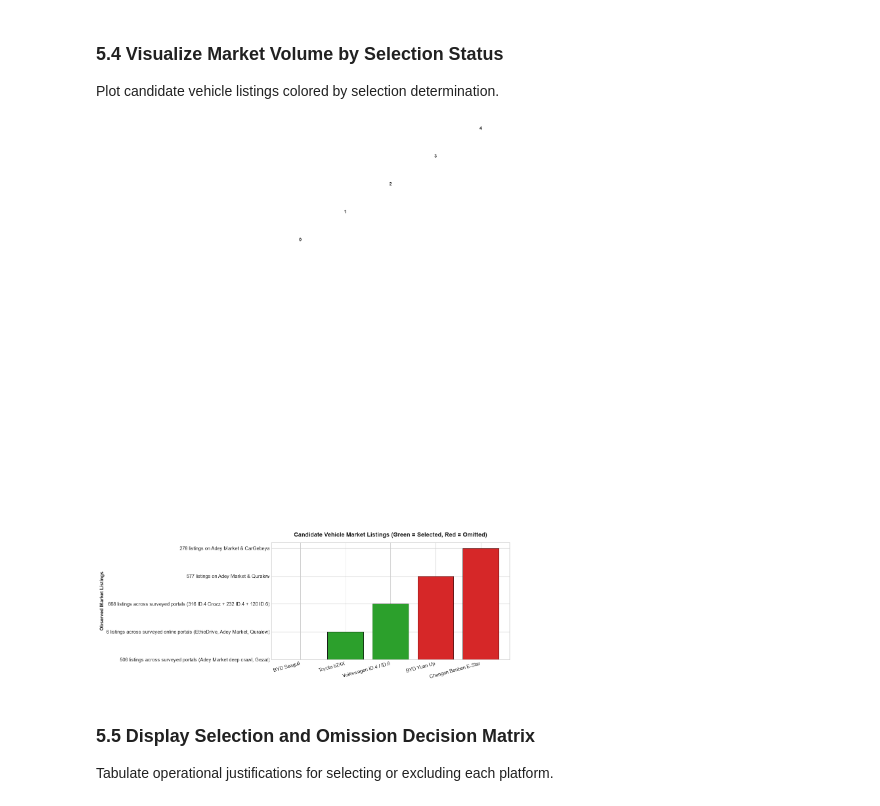
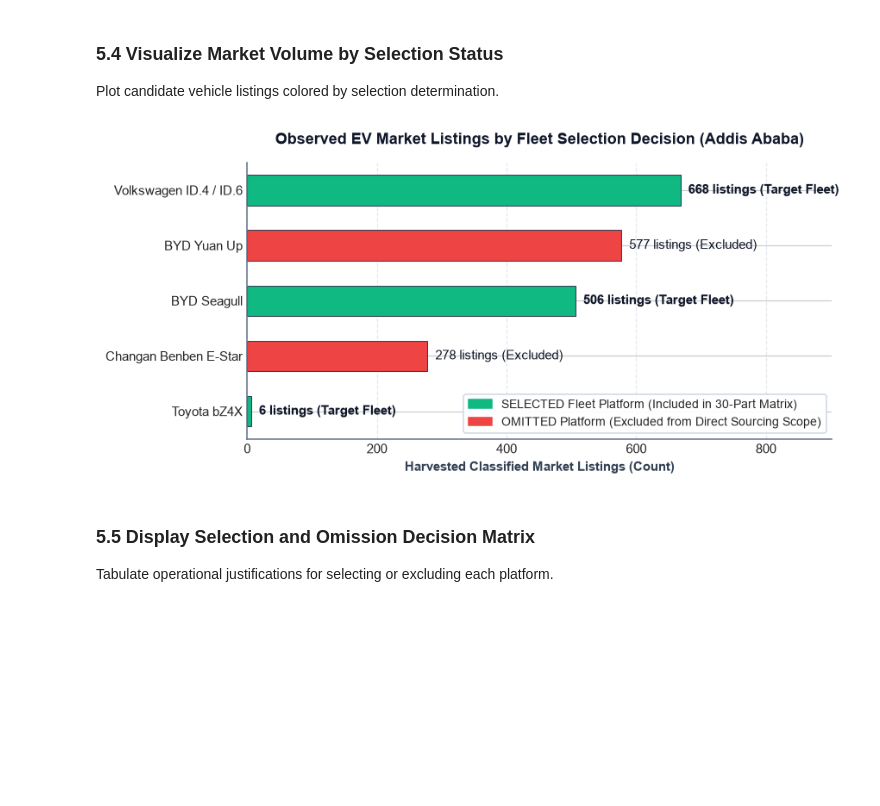
Before and after one commit to EstarCode/ev-spare-parts-prioritization, a Jupyter notebook: notebooks/Abraham_Amogne_EV_Spare_Parts_Prioritization.ipynb, the cells around one changed output. Cells and saved outputs as stored; diff of their text form; code cells hidden in the pictures; blank space fills up the shorter version.

Commit message:
fix(viz): redesign 5.4 plot to horizontal numeric bar chart, eliminating whitespace and layout warning

```diff
--- a/notebooks/Abraham_Amogne_EV_Spare_Parts_Prioritization.ipynb
+++ b/notebooks/Abraham_Amogne_EV_Spare_Parts_Prioritization.ipynb
@@ -723,27 +723,56 @@ Plot candidate vehicle listings colored by selection determination.
 # %%
 # Self-healing environment bootstrap (enables standalone cell execution)
 import sys; from pathlib import Path
 if "PROJECT_ROOT" not in globals() or "df_cleaned_listings" not in globals() or "CLEANED_DIR" not in globals():
     _r = Path(".").resolve() if (Path(".") / "notebooks").exists() else Path("..").resolve()
     if str(_r) not in sys.path: sys.path.insert(0, str(_r))
     from src.utils.notebook_state import ensure_state; ensure_state(globals())
 
-plt.figure(figsize=(8.5, 4.2))
-colors = ["#2ca02c" if s == "SELECTED" else "#d62728" for s in df_vehicle_selection["selection_status"]]
+import matplotlib.pyplot as plt
+import matplotlib.patches as mpatches
 
-bars = plt.bar(df_vehicle_selection["vehicle_model"], df_vehicle_selection["market_listings_count"], color=colors, edgecolor="black", linewidth=0.6)
-plt.title("Candidate Vehicle Market Listings (Green = Selected, Red = Omitted)", pad=12)
-plt.ylabel("Observed Market Listings")
-plt.xticks(rotation=15, ha="right")
+# Extract clean numeric listing count from text evidence string
+df_plot = df_vehicle_selection.copy()
+df_plot["numeric_count"] = df_plot["market_listings_count"].astype(str).str.extract(r"(\d+)")[0].astype(int)
+df_plot = df_plot.sort_values(by="numeric_count", ascending=True)
 
-for bar in bars:
-    yval = bar.get_height()
-    plt.text(bar.get_x() + bar.get_width()/2.0, yval + 15, f"{int(yval)}", ha="center", va="bottom", fontsize=9, fontweight="bold")
+fig, ax = plt.subplots(figsize=(9.2, 4.0))
 
-plt.tight_layout()
+colors = ["#10b981" if s == "SELECTED" else "#ef4444" for s in df_plot["selection_status"]]
+bars = ax.barh(df_plot["vehicle_model"], df_plot["numeric_count"], color=colors, edgecolor="#334155", linewidth=0.7, height=0.55)
+
+# Formatting
+max_val = df_plot["numeric_count"].max()
+ax.set_xlim(0, max_val * 1.35)
+ax.set_title("Observed EV Market Listings by Fleet Selection Decision (Addis Ababa)", fontsize=12, fontweight="bold", pad=14, color="#0f172a")
+ax.set_xlabel("Harvested Classified Market Listings (Count)", fontsize=10, fontweight="bold", color="#334155")
+ax.grid(axis="x", linestyle="--", alpha=0.5, color="#cbd5e1")
+ax.set_axisbelow(True)
+
+# Data labels
+for bar, status in zip(bars, df_plot["selection_status"]):
+    w = bar.get_width()
+    y = bar.get_y() + bar.get_height() / 2.0
+    tag = "Target Fleet" if status == "SELECTED" else "Excluded"
+    ax.text(w + 12, y, f"{int(w):,} listings ({tag})", va="center", ha="left", fontsize=9.5, fontweight="bold" if status == "SELECTED" else "normal", color="#0f172a")
+
+# Legend
+legend_handles = [
+    mpatches.Patch(color="#10b981", label="SELECTED Fleet Platform (Included in 30-Part Matrix)"),
+    mpatches.Patch(color="#ef4444", label="OMITTED Platform (Excluded from Direct Sourcing Scope)")
+]
+ax.legend(handles=legend_handles, loc="lower right", frameon=True, framealpha=0.95, facecolor="white", edgecolor="#cbd5e1", fontsize=9)
+
+# Clean spines and margins
+ax.spines["top"].set_visible(False)
+ax.spines["right"].set_visible(False)
+ax.spines["left"].set_color("#64748b")
+ax.spines["bottom"].set_color("#64748b")
+
+plt.subplots_adjust(left=0.28, right=0.95, top=0.88, bottom=0.15)
 plt.show()
 # %% [output]
-[figure, old version]
+[figure, new version]
 # %% [markdown]
 ### 5.5 Display Selection and Omission Decision Matrix
 Tabulate operational justifications for selecting or excluding each platform.
```
Also changed, not shown: 1 other file.
